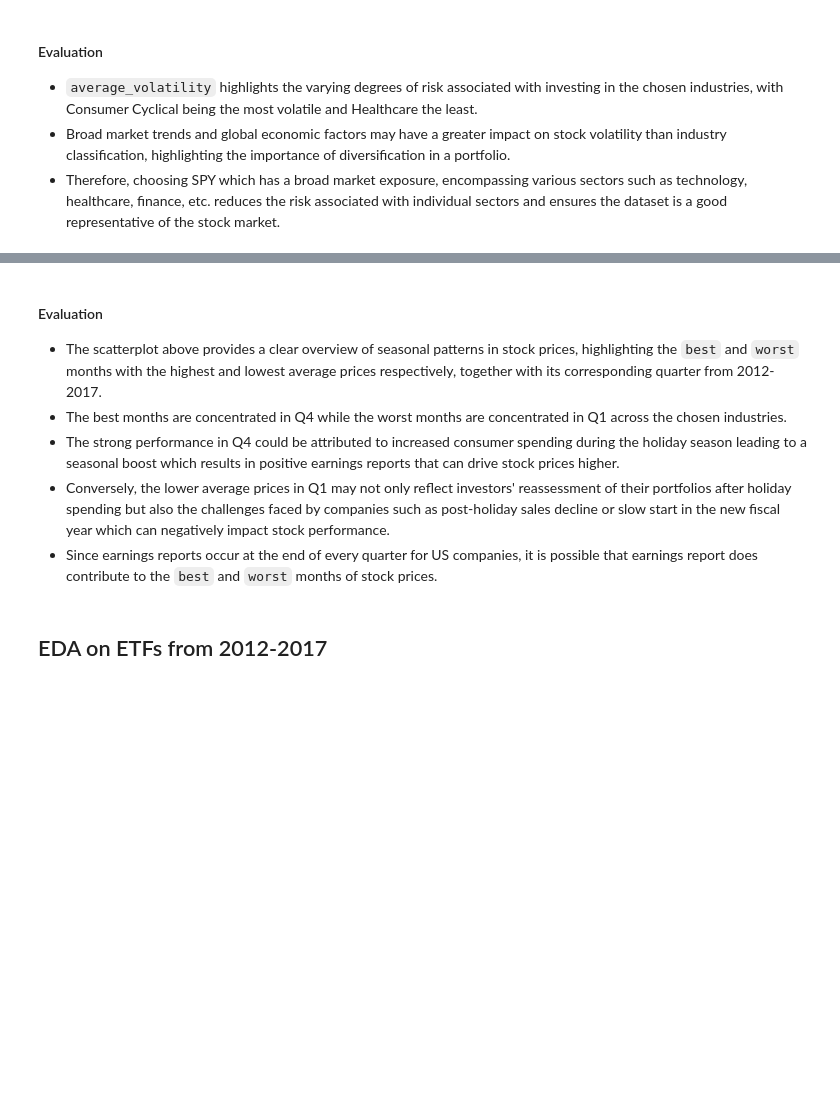
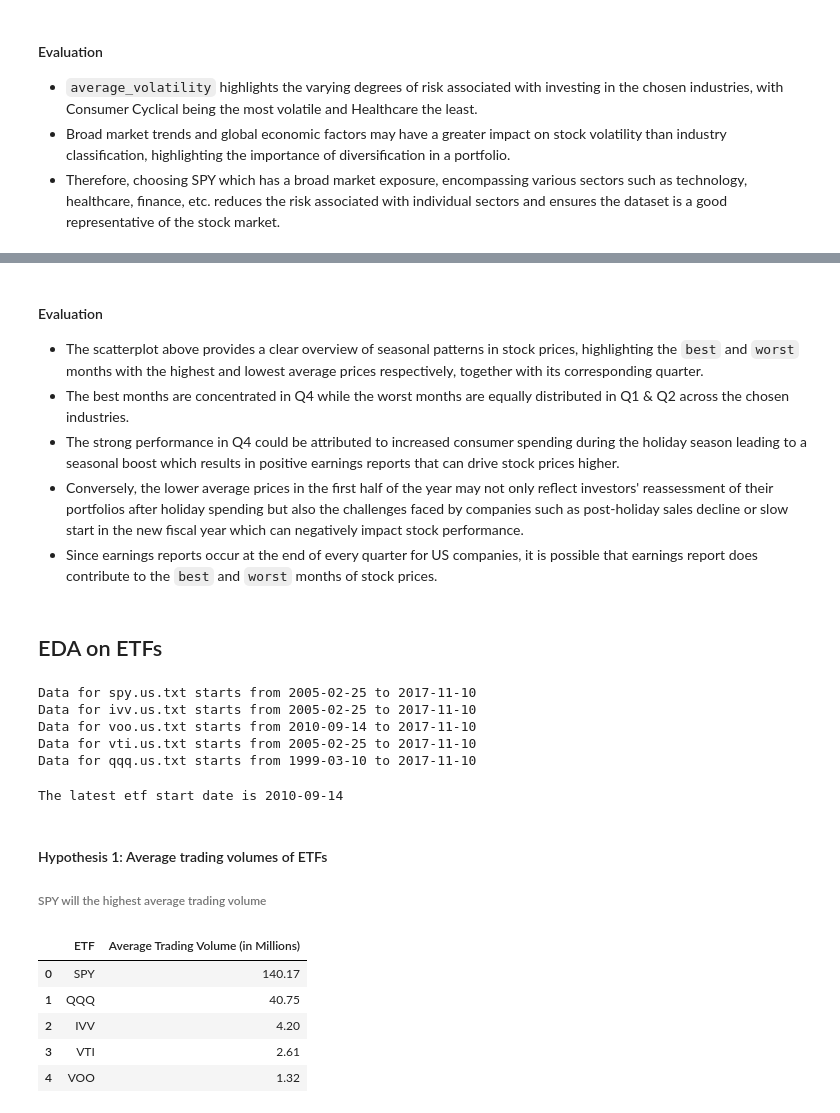
Before and after one commit to AdamChoong0095/NUS-Stock-Data, a Jupyter notebook: EDA.ipynb, the cells around one changed output, grey strips where cells are left out. Drawn from its saved outputs; the diff is of its cells as text; code cells hidden in the pictures; blank space fills up the shorter version.

```diff
--- a/EDA.ipynb
+++ b/EDA.ipynb
@@ -417,9 +441,61 @@ plt.show()
 # %% [markdown]
 #### Evaluation
-- The scatterplot above provides a clear overview of seasonal patterns in stock prices, highlighting the `best` and `worst` months with the highest and lowest average prices respectively, together with its corresponding quarter from 2012-2017.
-- The best months are concentrated in Q4 while the worst months are concentrated in Q1 across the chosen industries.
+- The scatterplot above provides a clear overview of seasonal patterns in stock prices, highlighting the `best` and `worst` months with the highest and lowest average prices respectively, together with its corresponding quarter.
+- The best months are concentrated in Q4 while the worst months are equally distributed in Q1 & Q2 across the chosen industries.
 - The strong performance in Q4 could be attributed to increased consumer spending during the holiday season leading to a seasonal boost which results in positive earnings reports that can drive stock prices higher.
--  Conversely, the lower average prices in Q1 may not only reflect investors' reassessment of their portfolios after holiday spending but also the challenges faced by companies such as post-holiday sales decline or slow start in the new fiscal year which can negatively impact stock performance.
+-  Conversely, the lower average prices in the first half of the year may not only reflect investors' reassessment of their portfolios after holiday spending but also the challenges faced by companies such as post-holiday sales decline or slow start in the new fiscal year which can negatively impact stock performance.
 - Since earnings reports occur at the end of every quarter for US companies, it is possible that earnings report does contribute to the `best` and `worst` months of stock prices.
 # %% [markdown]
-## EDA on ETFs from 2012-2017
+## EDA on ETFs
+# %%
+etf_file = ["spy.us.txt","ivv.us.txt","voo.us.txt","vti.us.txt","qqq.us.txt"]
+#check the entire period for etfs of interest
+start_date={}
+for file in etf_file:
+    etf = pd.read_csv("/content/drive/MyDrive/cs3244_data/ETFs/"+file)
+    start_date[file] = etf['Date'].min()
+    print(f"Data for {file} starts from {etf['Date'].min()} to {etf['Date'].max()}")
+# %% [output]
+Data for spy.us.txt starts from 2005-02-25 to 2017-11-10
+Data for ivv.us.txt starts from 2005-02-25 to 2017-11-10
+Data for voo.us.txt starts from 2010-09-14 to 2017-11-10
+Data for vti.us.txt starts from 2005-02-25 to 2017-11-10
+Data for qqq.us.txt starts from 1999-03-10 to 2017-11-10
+# %%
+#get the latest etf start date
+start_date = max(start_date.values())
+print(f"The latest etf start date is {start_date}")
+# %% [output]
+The latest etf start date is 2010-09-14
+# %% [markdown]
+#### Hypothesis 1: Average trading volumes of ETFs
+###### SPY will the highest average trading volume
+# %%
+trading_volume = []
+for file in etf_file:
+    etf = pd.read_csv("/content/drive/MyDrive/cs3244_data/ETFs/"+file)
+    missing_val = etf.isnull().sum()
+    if missing_val.sum() > 0:
+        print(f"Missing values in {file}")
+    etf['Date'] = pd.to_datetime(etf['Date'])
+    etf = etf[etf['Date'] >= start_date]
+    # get average trading volume
+    etf['Volume'] = etf['Volume'] / 1000000
+    trading_volume.append(round(etf['Volume'].mean(),2))
+
+# get names of ETFs from file name and capitalize
+etf_name = []
+for file in etf_file:
+    etf_name.append(file.split(".")[0])
+etf_name = [x.upper() for x in etf_name]
+
+# create a dataframe with ETF name and average trading volume
+trading_volume_df = pd.DataFrame(list(zip(etf_name, trading_volume)), columns=['ETF', 'Average Trading Volume (in Millions)'])
+trading_volume_df.sort_values(by='Average Trading Volume (in Millions)', ascending=False).reset_index(drop=True)
+# %% [output]
+|  | ETF | Average Trading Volume (in Millions) |
+| 0 | SPY | 140.17 |
+| 1 | QQQ | 40.75 |
+| 2 | IVV | 4.20 |
+| 3 | VTI | 2.61 |
+| 4 | VOO | 1.32 |
```
Also changed, not shown: parts of 24 cells of this notebook.
